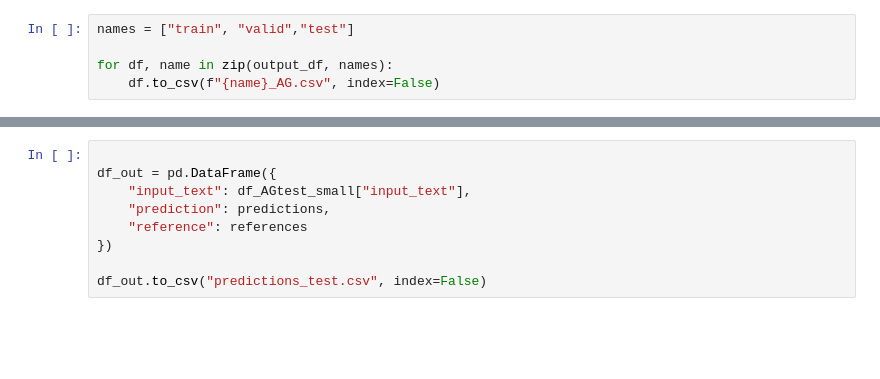
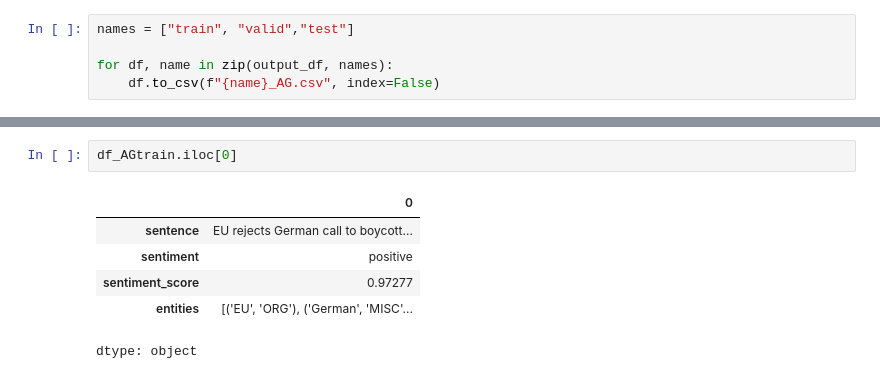
Before and after one commit to Ulisesdz/-Automatic-alert-generation-with-NER-and-SA, a Jupyter notebook: AG/AlertGeneration_model.ipynb, the cells around one changed output, grey strips where cells are left out. Drawn from its saved outputs; the diff is of its cells as text; blank space fills up the shorter version.

```diff
--- a/AG/AlertGeneration_model.ipynb
+++ b/AG/AlertGeneration_model.ipynb
@@ -495,9 +170,9 @@ NameError: name 'df_test' is not defined
-# %%
-
-df_out = pd.DataFrame({
-    "input_text": df_AGtest_small["input_text"],
-    "prediction": predictions,
-    "reference": references
-})
-
-df_out.to_csv("predictions_test.csv", index=False)
+# %%
+df_AGtrain.iloc[0]
+# %% [output]
+|  | 0 |
+| sentence | EU rejects German call to boycott... |
+| sentiment | positive |
+| sentiment_score | 0.97277 |
+| entities | [('EU', 'ORG'), ('German', 'MISC'... |
+dtype: object
```
Also changed, not shown: parts of 38 cells of this notebook, 2 other files.
